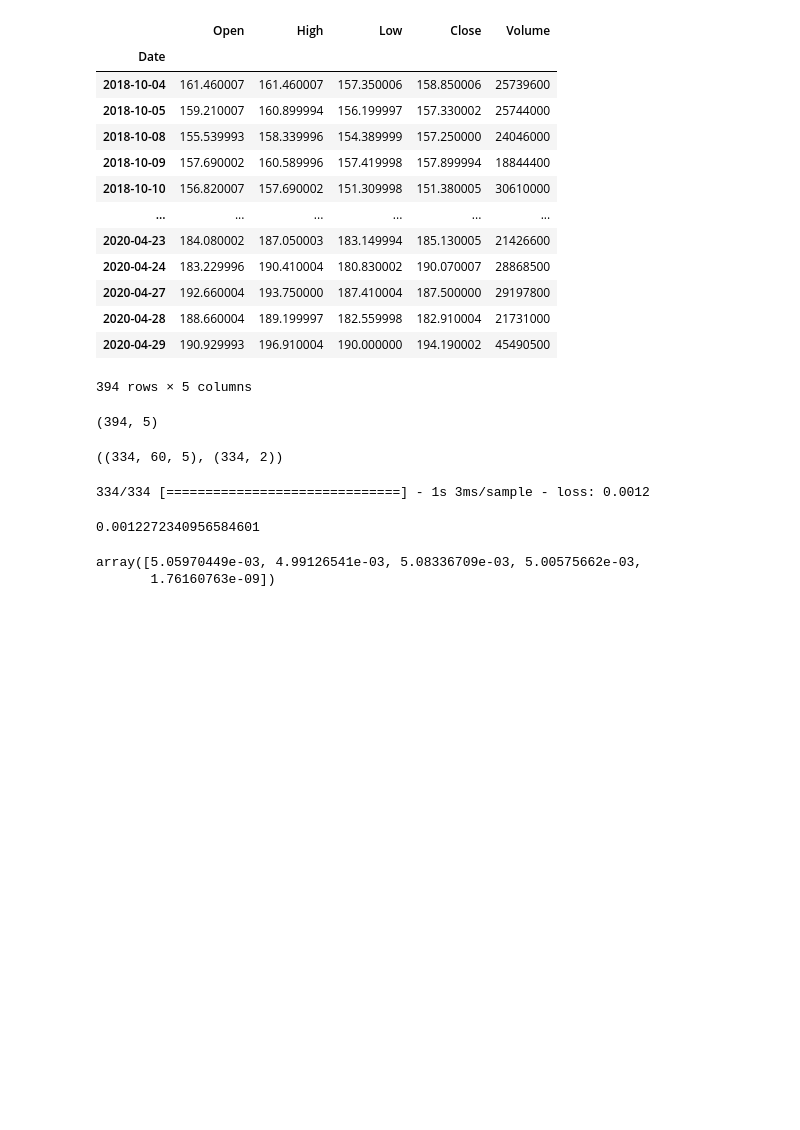
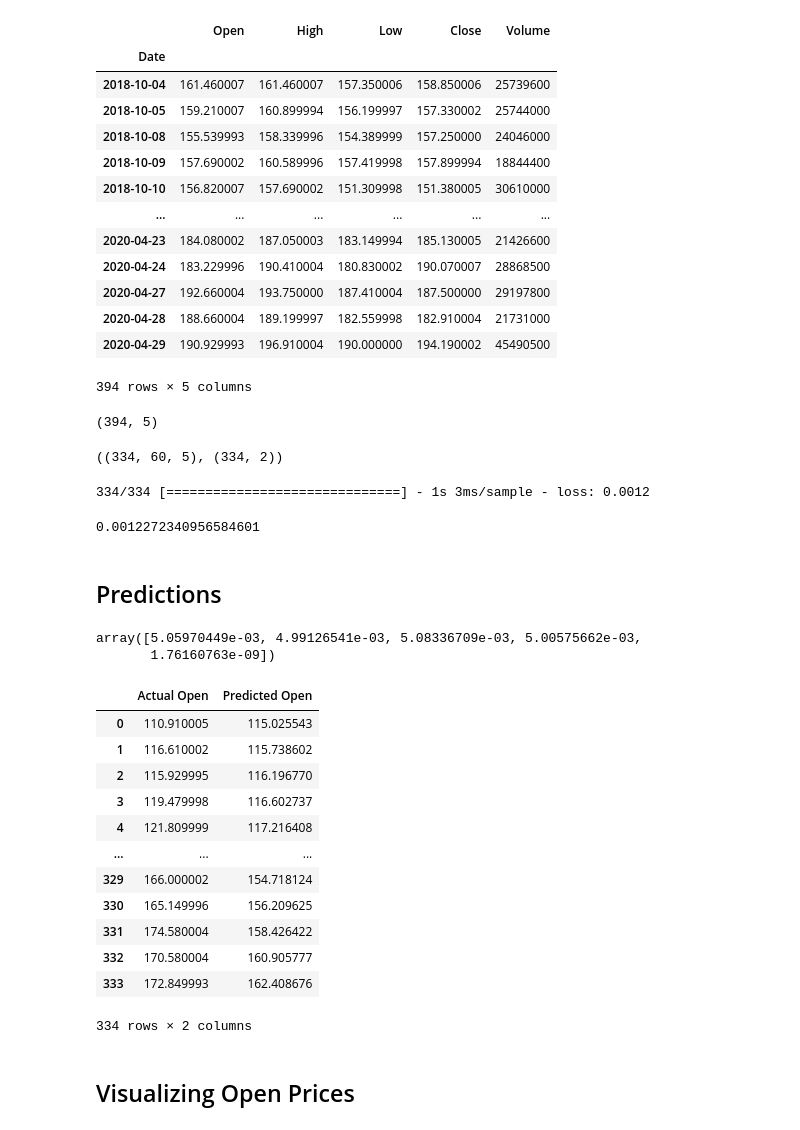
Before and after one commit to rooneyrulz/facebook_stock_prediction, a Jupyter notebook: Prediction.ipynb, the cells around one changed output. Drawn from its saved outputs; the diff is of its cells as text; code cells hidden in the pictures; blank space fills up the shorter version.

Commit message:
visualizing open prieces

```diff
--- a/Prediction.ipynb
+++ b/Prediction.ipynb
@@ -288,6 +288,8 @@ loss
 # %% [output]
 334/334 [==============================] - 1s 3ms/sample - loss: 0.0012
 0.0012272340956584601
+# %% [markdown]
+## Predictions
 # %%
 # Make Predictions
 predictions = model.predict(X_test)
@@ -316,4 +318,22 @@ actual_open = actual_open * scale_open
 actual_close = actual_close * scale_close
 # %%
 # Create The DataFrame For Actual_Open VS Predicted_Open
-new_open_df = pd.DataFrame({"Ac"})
+new_open_df = pd.DataFrame({"Actual Open": actual_open, "Predicted Open": predicted_open})
+
+new_open_df
+# %% [output]
+|  | Actual Open | Predicted Open |
+| 0 | 110.910005 | 115.025543 |
+| 1 | 116.610002 | 115.738602 |
+| 2 | 115.929995 | 116.196770 |
+| 3 | 119.479998 | 116.602737 |
+| 4 | 121.809999 | 117.216408 |
+| ... | ... | ... |
+| 329 | 166.000002 | 154.718124 |
+| 330 | 165.149996 | 156.209625 |
+| 331 | 174.580004 | 158.426422 |
+| 332 | 170.580004 | 160.905777 |
+| 333 | 172.849993 | 162.408676 |
+334 rows × 2 columns
+# %% [markdown]
+## Visualizing Open Prices
```
Also changed, not shown: parts of 1 cell of this notebook.
